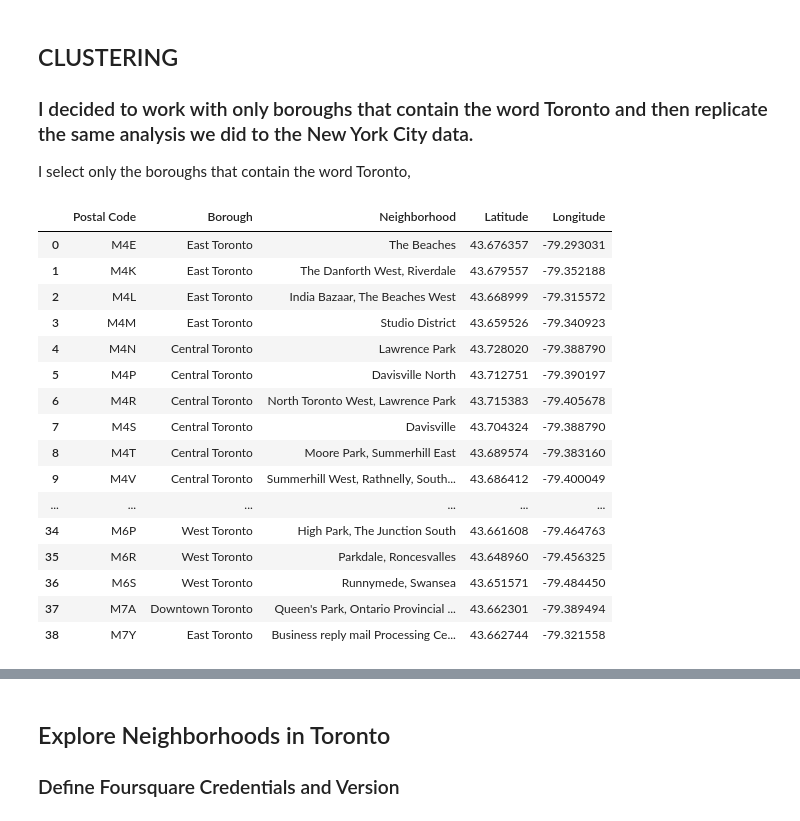
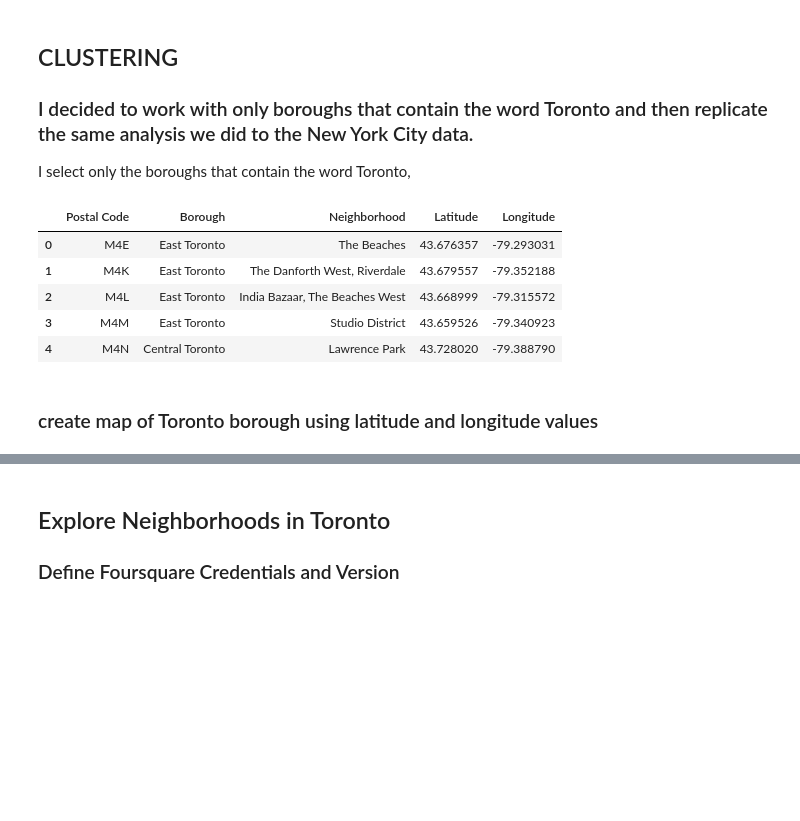
Before and after one commit to Fede-kirik/DataSciencePythonCourse, a Jupyter notebook: Capstone-Project-Notebook.ipynb, the cells around one changed output, grey strips where cells are left out. Saved outputs shown, nothing was run; the diff lists cells and outputs as text; code cells hidden in the pictures; blank space fills up the shorter version.

```diff
--- a/Capstone-Project-Notebook.ipynb
+++ b/Capstone-Project-Notebook.ipynb
@@ -297,25 +267,16 @@ I select only the boroughs that contain the word Toronto,
 # %%
 df_TOR = df1[df1['Borough'].str.contains("Toronto")]
 df_TOR = df_TOR.reset_index(drop=True)
-df_TOR
+df_TOR.head()
 # %% [output]
 |  | Postal Code | Borough | Neighborhood | Latitude | Longitude |
 | 0 | M4E | East Toronto | The Beaches | 43.676357 | -79.293031 |
 | 1 | M4K | East Toronto | The Danforth West, Riverdale | 43.679557 | -79.352188 |
 | 2 | M4L | East Toronto | India Bazaar, The Beaches West | 43.668999 | -79.315572 |
 | 3 | M4M | East Toronto | Studio District | 43.659526 | -79.340923 |
 | 4 | M4N | Central Toronto | Lawrence Park | 43.728020 | -79.388790 |
-| 5 | M4P | Central Toronto | Davisville North | 43.712751 | -79.390197 |
-| 6 | M4R | Central Toronto | North Toronto West, Lawrence Park | 43.715383 | -79.405678 |
-| 7 | M4S | Central Toronto | Davisville | 43.704324 | -79.388790 |
-| 8 | M4T | Central Toronto | Moore Park, Summerhill East | 43.689574 | -79.383160 |
-| 9 | M4V | Central Toronto | Summerhill West, Rathnelly, South... | 43.686412 | -79.400049 |
-| ... | ... | ... | ... | ... | ... |
-| 34 | M6P | West Toronto | High Park, The Junction South | 43.661608 | -79.464763 |
-| 35 | M6R | West Toronto | Parkdale, Roncesvalles | 43.648960 | -79.456325 |
-| 36 | M6S | West Toronto | Runnymede, Swansea | 43.651571 | -79.484450 |
-| 37 | M7A | Downtown Toronto | Queen's Park, Ontario Provincial ... | 43.662301 | -79.389494 |
-| 38 | M7Y | East Toronto | Business reply mail Processing Ce... | 43.662744 | -79.321558 |
+# %% [markdown]
+### create map of Toronto borough using latitude and longitude values
 # %%
 # create map of Toronto borough using latitude and longitude values
 map_toronto_borough = folium.Map(location=[latitude, longitude], zoom_start=11)
```
Also changed, not shown: parts of 51 cells of this notebook.
